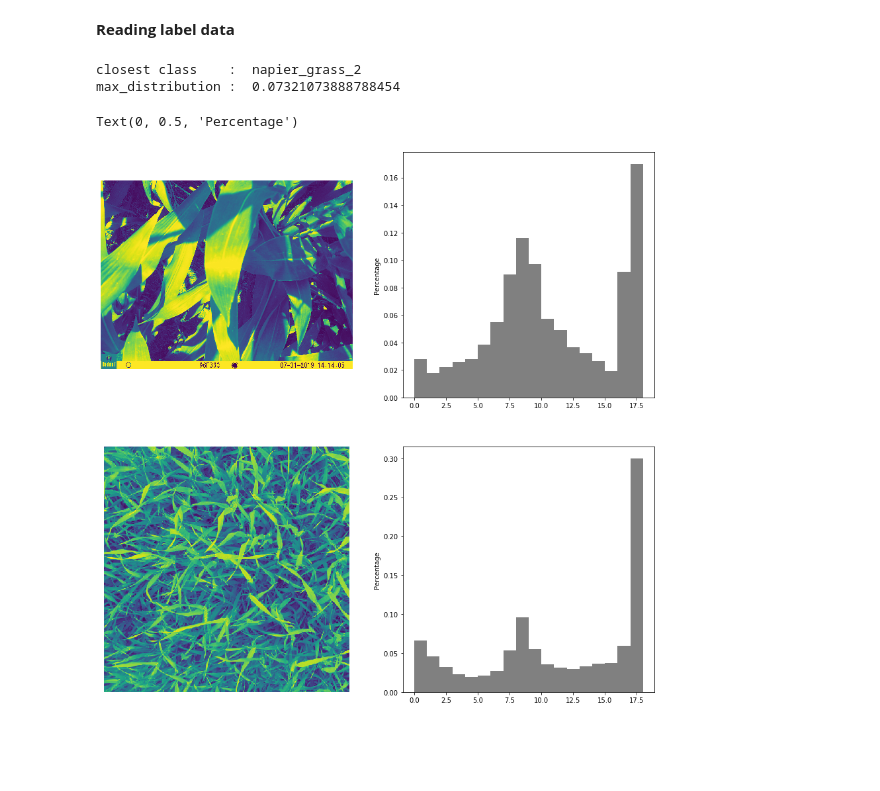
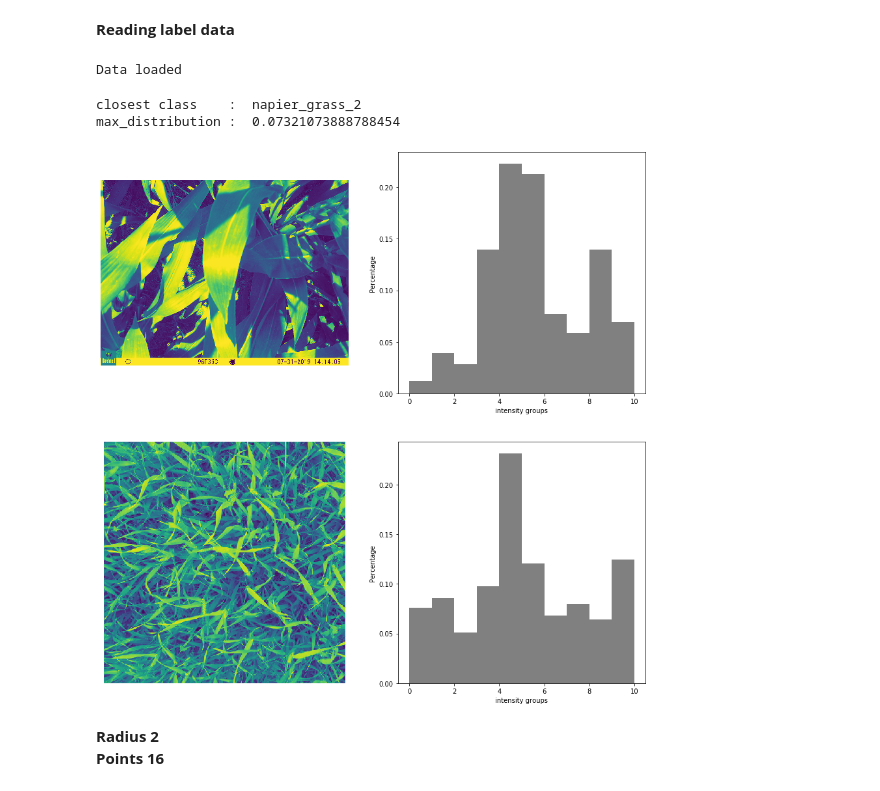
Before and after one commit to dishan3x/Lbp_Object_identification, a Jupyter notebook: Local_Binary_Pattern_Classifier.ipynb, the cells around one changed output. Saved outputs shown, nothing was run; the diff lists cells and outputs as text; code cells hidden in the pictures; blank space fills up the shorter version.

```diff
--- a/Local_Binary_Pattern_Classifier.ipynb
+++ b/Local_Binary_Pattern_Classifier.ipynb
@@ -141 +176,23 @@ def getClosestClass(labelImages, testImages):
+# %%
+# draw histogram
+def hist(ax, lbp):
+    n_bins = int(lbp.max() + 1)
+    return ax.hist(lbp.ravel(), density=True, bins=n_bins, range=(0, n_bins),facecolor='0.5')
+# %%
+# Plot labels and
+def plotgraphs(original_image,label_image,point_count, radius, method):
+
+    fig, ((ax1, ax2), (ax3, ax4)) = plt.subplots(nrows=2, ncols=2,figsize=(15,15))
+
+    ax1.imshow(original_image)
+    ax1.axis('off')
+    hist(ax2,local_binary_pattern(original_image, point_count, radius, method))
+    ax2.set_ylabel('Percentage')
+    ax2.set_xlabel('intensity groups')
+
+    ax3.imshow(images_ref_dictionary[closest_class])
+    ax3.axis('off')
+    hist(ax4,local_binary_pattern(images_ref_dictionary[closest_class], point_count, radius, method))
+    ax4.set_ylabel('Percentage')
+    ax4.set_xlabel('intensity groups')
 # %% [markdown]
@@ -143,5 +208,5 @@ def getClosestClass(labelImages, testImages):
 # %%
 # settings for LBP
-radius = 2
+radius = 1
 point_count = 8 * radius
 method = 'uniform'
@@ -180,9 +218,15 @@ print('Data loaded')
+# %%
+# Reading data
+lbp_ref_dictionary,images_ref_dictionary  = loadLabeldata()
+
+print('Data loaded')
+# %% [output]
+Data loaded
 # %%
 # Find the closest class label
 closest_label_name,max_distribution = getClosestClass(lbp_ref_dictionary,augmented_images_stack)
+print('closest class    : ',closest_label_name)
+print('max_distribution : ',max_distribution)
+# %% [output]
+closest class    :  napier_grass_2
+max_distribution :  0.07321073888788454
-# %%
-print('closest class    : ',closest_label_name)
-print('max_distribution : ',max_distribution)
-# %% [output]
-closest class    :  napier_grass_2
-max_distribution :  0.07321073888788454
@@ -195,16 +233,8 @@ def hist(ax, lbp):
-# %%
-# plot histograms of LBP of textures
-fig, ((ax1, ax2), (ax3, ax4)) = plt.subplots(nrows=2, ncols=2,figsize=(15,15))
-
-ax1.imshow(original_image)
-ax1.axis('off')
-hist(ax2,local_binary_pattern(original_image, point_count, radius, method))
-ax2.set_ylabel('Percentage')
-
-ax3.imshow(images_ref_dictionary[closest_class])
-ax3.axis('off')
-hist(ax4,local_binary_pattern(images_ref_dictionary[closest_class], point_count, radius, method))
-ax4.set_ylabel('Percentage')
-# %% [output]
-Text(0, 0.5, 'Percentage')
-[figure, removed]
+# %%
+# plot distribution
+plotgraphs(original_image,closest_label_name,point_count, radius, method)
+# %% [output]
+[figure, added]
+# %% [markdown]
+**Radius 2**<br>
+**Points 16**
```
Also changed, not shown: parts of 11 cells of this notebook, 7 other files.
